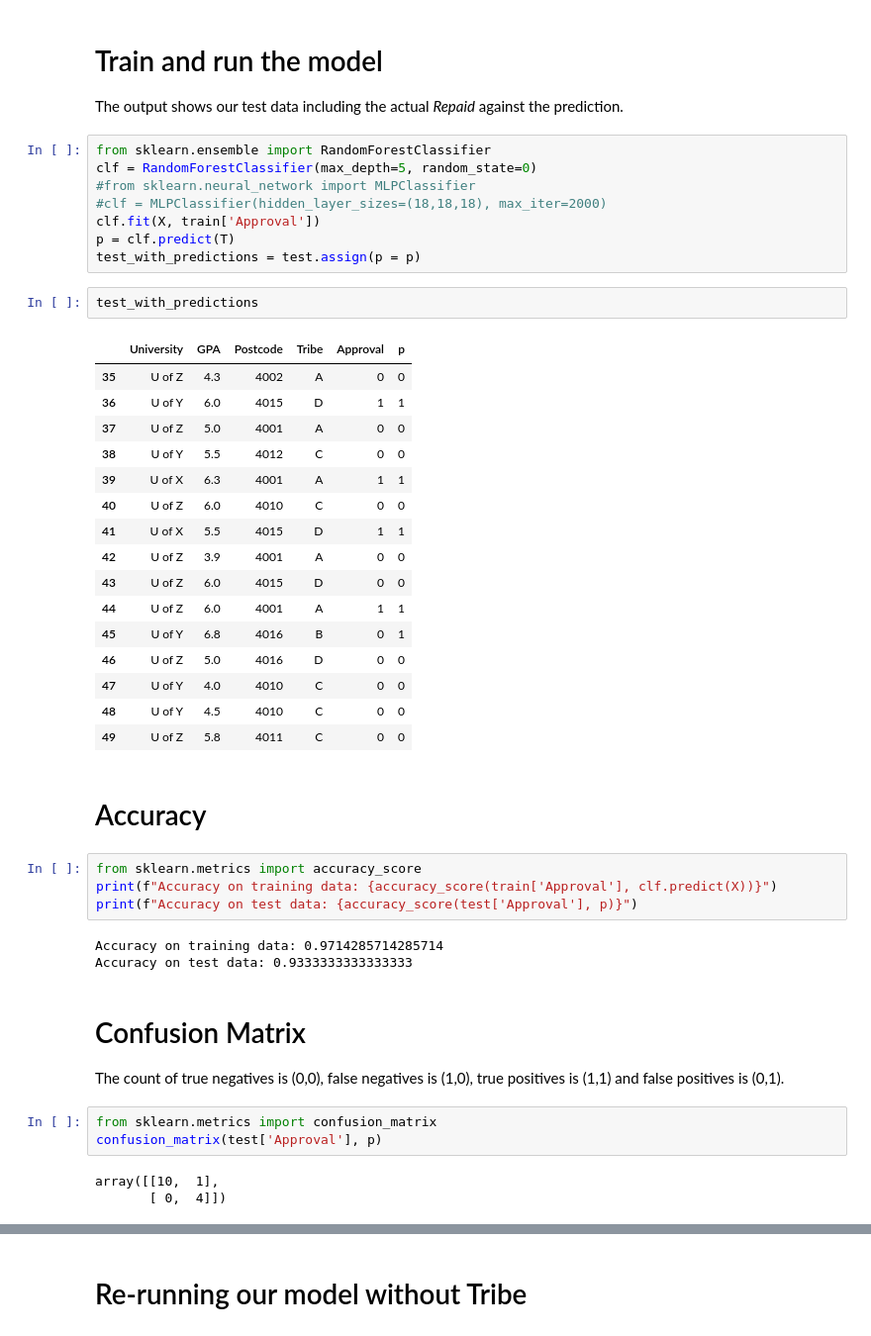
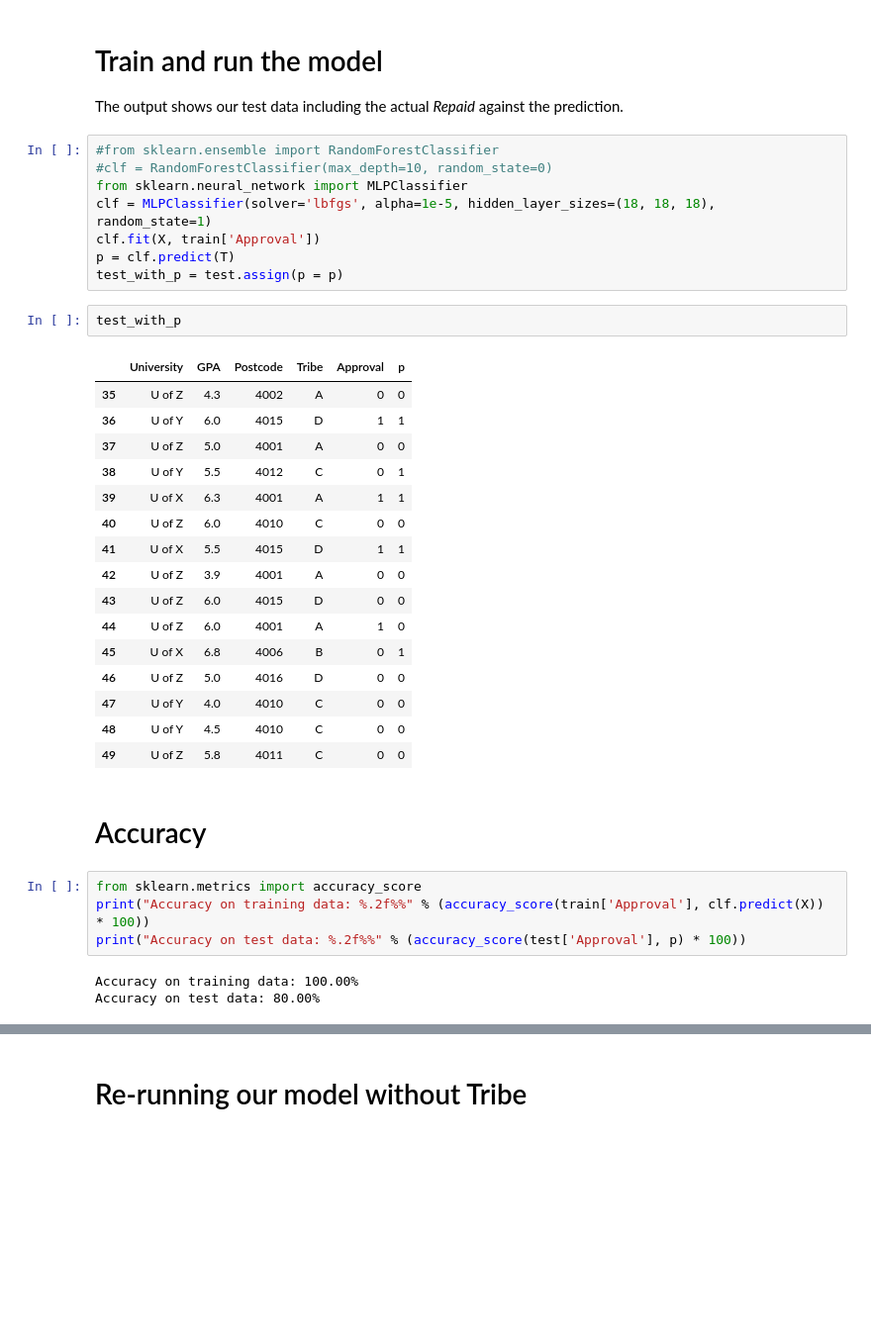
Before and after one commit to brookingcharlie/ml-dis, a Jupyter notebook: notebook.ipynb, the cells around one changed output, grey strips where cells are left out. Shown at 99% size. Saved outputs shown, nothing was run; the diff lists cells and outputs as text; blank space fills up the shorter version.

```diff
--- a/notebook.ipynb
+++ b/notebook.ipynb
@@ -105,48 +105,38 @@ T.head()
 
 The output shows our test data including the actual *Repaid* against the prediction.
 # %%
-from sklearn.ensemble import RandomForestClassifier
-clf = RandomForestClassifier(max_depth=5, random_state=0)
-#from sklearn.neural_network import MLPClassifier
-#clf = MLPClassifier(hidden_layer_sizes=(18,18,18), max_iter=2000)
+#from sklearn.ensemble import RandomForestClassifier
+#clf = RandomForestClassifier(max_depth=10, random_state=0)
+from sklearn.neural_network import MLPClassifier
+clf = MLPClassifier(solver='lbfgs', alpha=1e-5, hidden_layer_sizes=(18, 18, 18), random_state=1)
 clf.fit(X, train['Approval'])
 p = clf.predict(T)
-test_with_predictions = test.assign(p = p)
+test_with_p = test.assign(p = p)
-# %%
-test_with_predictions
-# %% [output]
-|  | University | GPA | Postcode | Tribe | Approval | p |
-| 35 | U of Z | 4.3 | 4002 | A | 0 | 0 |
-| 36 | U of Y | 6.0 | 4015 | D | 1 | 1 |
-| 37 | U of Z | 5.0 | 4001 | A | 0 | 0 |
-| 38 | U of Y | 5.5 | 4012 | C | 0 | 0 |
-| 39 | U of X | 6.3 | 4001 | A | 1 | 1 |
-| 40 | U of Z | 6.0 | 4010 | C | 0 | 0 |
-| 41 | U of X | 5.5 | 4015 | D | 1 | 1 |
-| 42 | U of Z | 3.9 | 4001 | A | 0 | 0 |
-| 43 | U of Z | 6.0 | 4015 | D | 0 | 0 |
-| 44 | U of Z | 6.0 | 4001 | A | 1 | 1 |
-| 45 | U of Y | 6.8 | 4016 | B | 0 | 1 |
-| 46 | U of Z | 5.0 | 4016 | D | 0 | 0 |
-| 47 | U of Y | 4.0 | 4010 | C | 0 | 0 |
-| 48 | U of Y | 4.5 | 4010 | C | 0 | 0 |
-| 49 | U of Z | 5.8 | 4011 | C | 0 | 0 |
+# %%
+test_with_p
+# %% [output]
+|  | University | GPA | Postcode | Tribe | Approval | p |
+| 35 | U of Z | 4.3 | 4002 | A | 0 | 0 |
+| 36 | U of Y | 6.0 | 4015 | D | 1 | 1 |
+| 37 | U of Z | 5.0 | 4001 | A | 0 | 0 |
+| 38 | U of Y | 5.5 | 4012 | C | 0 | 1 |
+| 39 | U of X | 6.3 | 4001 | A | 1 | 1 |
+| 40 | U of Z | 6.0 | 4010 | C | 0 | 0 |
+| 41 | U of X | 5.5 | 4015 | D | 1 | 1 |
+| 42 | U of Z | 3.9 | 4001 | A | 0 | 0 |
+| 43 | U of Z | 6.0 | 4015 | D | 0 | 0 |
+| 44 | U of Z | 6.0 | 4001 | A | 1 | 0 |
+| 45 | U of X | 6.8 | 4006 | B | 0 | 1 |
+| 46 | U of Z | 5.0 | 4016 | D | 0 | 0 |
+| 47 | U of Y | 4.0 | 4010 | C | 0 | 0 |
+| 48 | U of Y | 4.5 | 4010 | C | 0 | 0 |
+| 49 | U of Z | 5.8 | 4011 | C | 0 | 0 |
 # %% [markdown]
 # Accuracy
 # %%
 from sklearn.metrics import accuracy_score
-print(f"Accuracy on training data: {accuracy_score(train['Approval'], clf.predict(X))}")
-print(f"Accuracy on test data: {accuracy_score(test['Approval'], p)}")
+print("Accuracy on training data: %.2f%%" % (accuracy_score(train['Approval'], clf.predict(X)) * 100))
+print("Accuracy on test data: %.2f%%" % (accuracy_score(test['Approval'], p) * 100))
 # %% [output]
-Accuracy on training data: 0.9714285714285714
-Accuracy on test data: 0.9333333333333333
+Accuracy on training data: 100.00%
+Accuracy on test data: 80.00%
-# %% [markdown]
-# Confusion Matrix
-
-The count of true negatives is (0,0), false negatives is (1,0), true positives is (1,1) and false positives is (0,1).
-# %%
-from sklearn.metrics import confusion_matrix
-confusion_matrix(test['Approval'], p)
-# %% [output]
-array([[10,  1],
-       [ 0,  4]])
```
Also changed, not shown: parts of 45 cells of this notebook, 1 other file.
